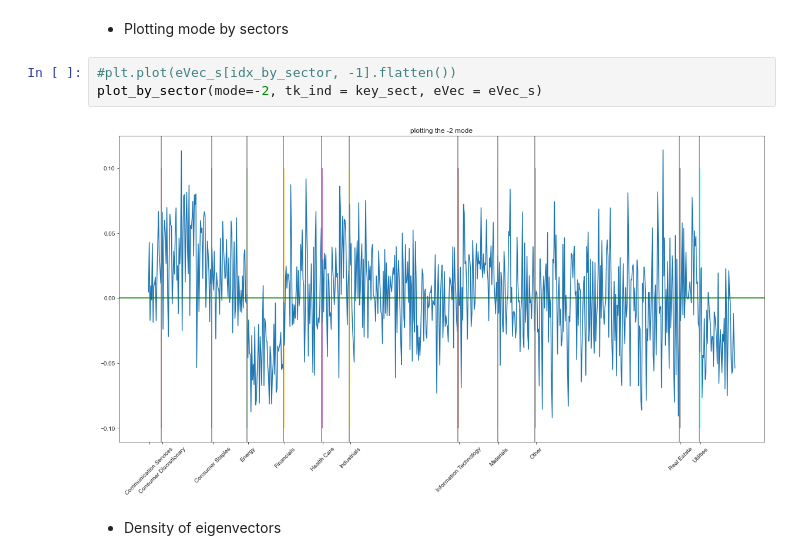
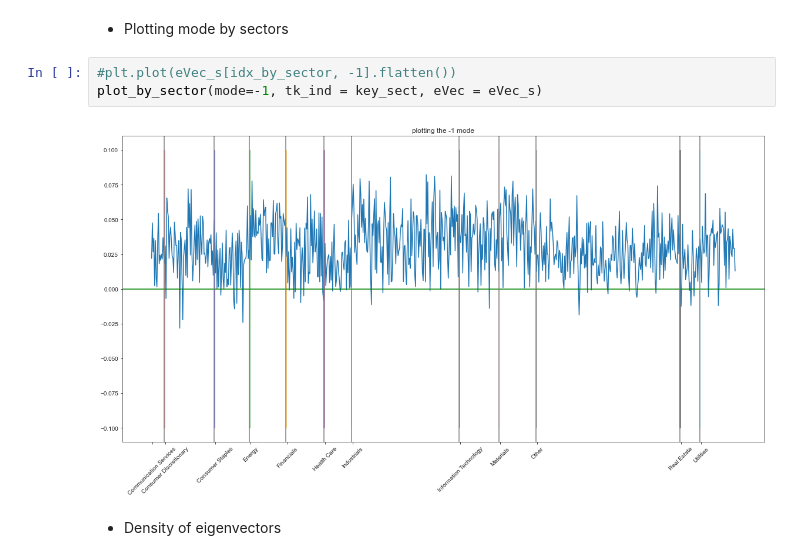
Before and after one commit to pietrobicocchi/firm_growth_dynamics, a Jupyter notebook: notebooks/compstat_results.ipynb, the cells around one changed output. Saved outputs shown, nothing was run; the diff lists cells and outputs as text.

```diff
--- a/notebooks/compstat_results.ipynb
+++ b/notebooks/compstat_results.ipynb
@@ -163,9 +163,9 @@ fig.show()
 - Plotting mode by sectors
 # %%
 #plt.plot(eVec_s[idx_by_sector, -1].flatten())
-plot_by_sector(mode=-2, tk_ind = key_sect, eVec = eVec_s)
+plot_by_sector(mode=-1, tk_ind = key_sect, eVec = eVec_s)
 # %% [output]
-[figure, old version]
+[figure, new version]
 # %% [markdown]
 - Density of eigenvectors
 # %%
```
Also changed, not shown: parts of 79 cells of this notebook, 1 other file.
